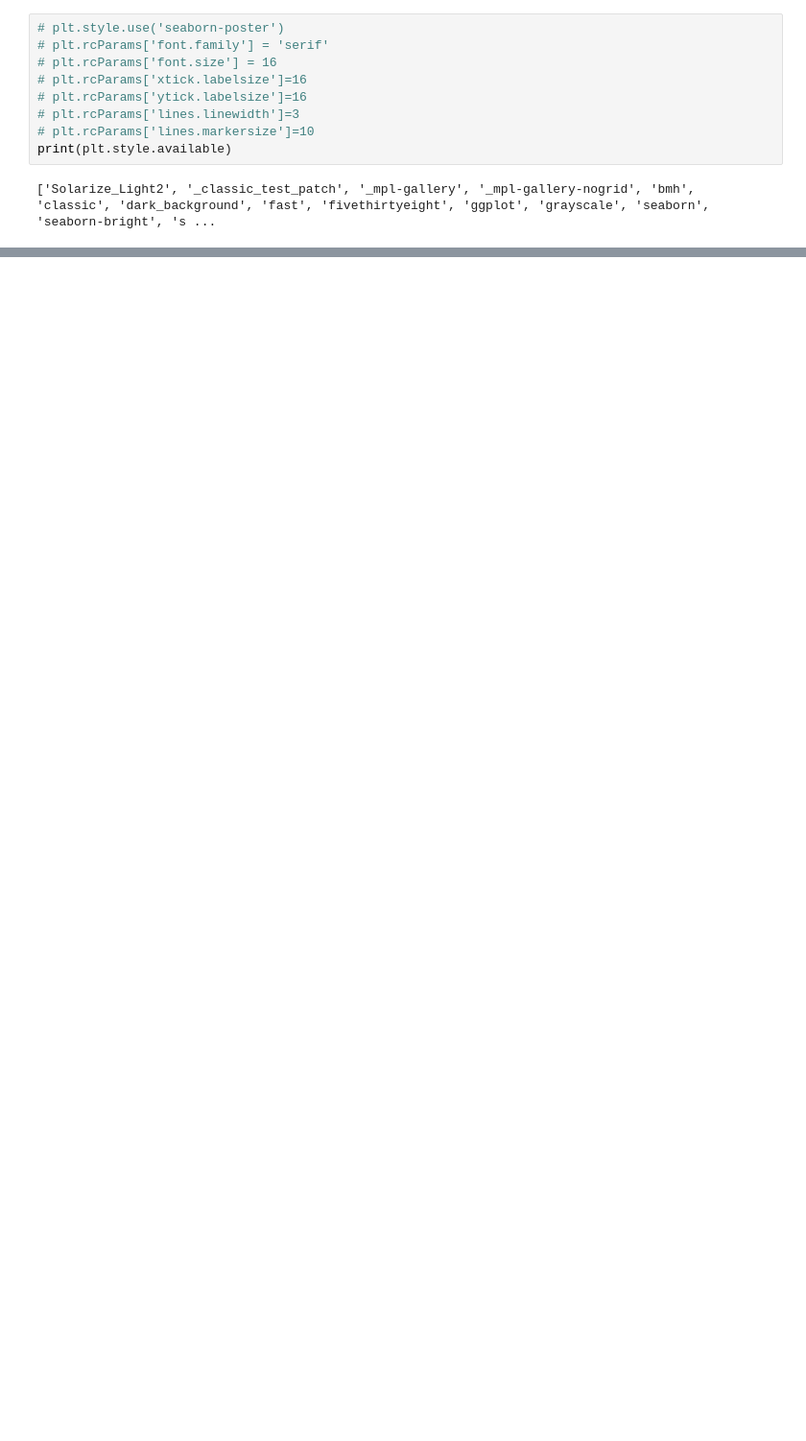
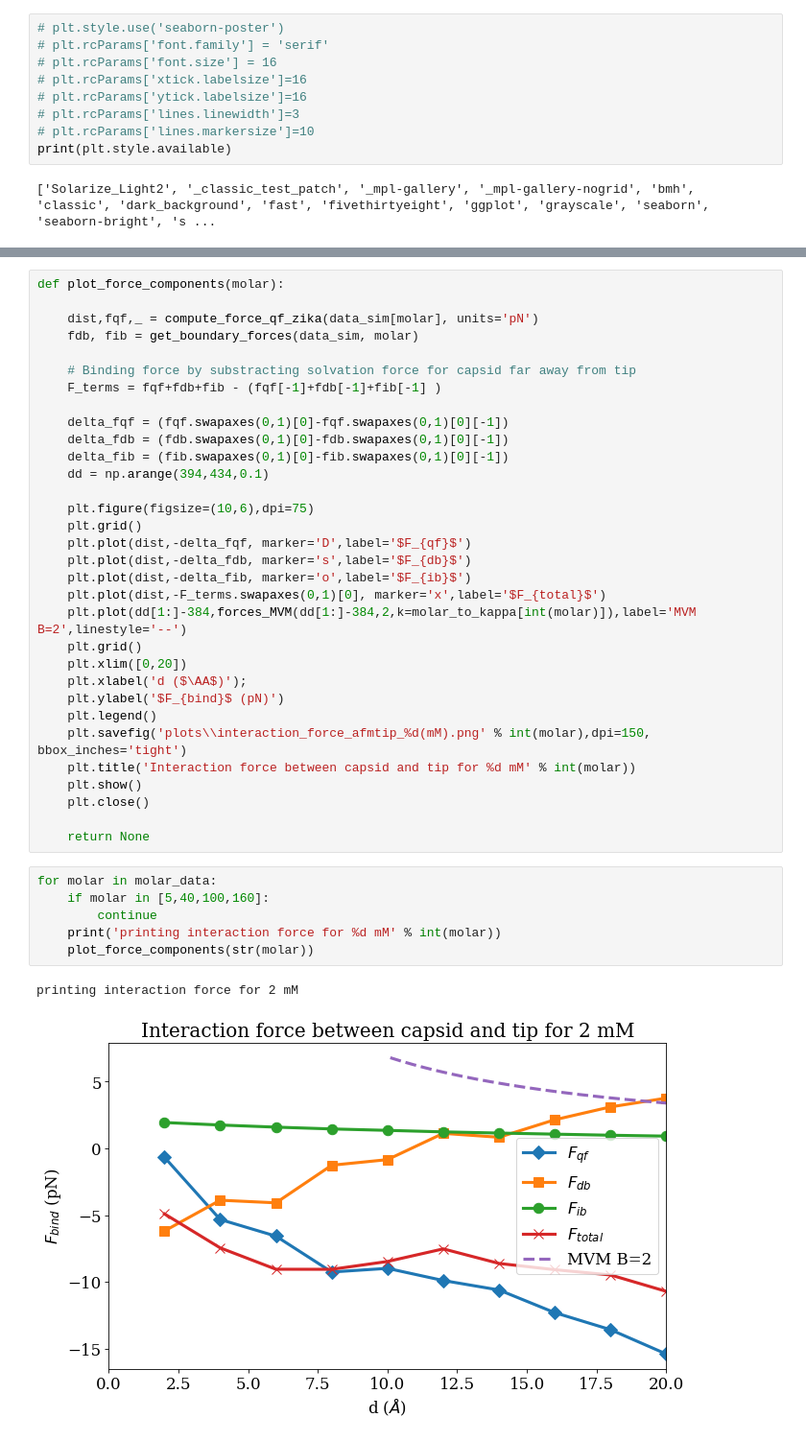
Before and after one commit to iaddison-smith/capsid_folds, a Jupyter notebook: Force_components_afmtip.ipynb, the cells around one changed output, grey strips where cells are left out. Shown at 96% size. Saved outputs shown, nothing was run; the diff lists cells and outputs as text; blank space fills up the shorter version.

Commit message:
Solving cases who have Bound file

```diff
--- a/Force_components_afmtip.ipynb
+++ b/Force_components_afmtip.ipynb
@@ -255,0 +266,41 @@ plt.close()
+# %%
+def plot_force_components(molar):
+
+    dist,fqf,_ = compute_force_qf_zika(data_sim[molar], units='pN')
+    fdb, fib = get_boundary_forces(data_sim, molar)
+
+    # Binding force by substracting solvation force for capsid far away from tip
+    F_terms = fqf+fdb+fib - (fqf[-1]+fdb[-1]+fib[-1] )
+
+    delta_fqf = (fqf.swapaxes(0,1)[0]-fqf.swapaxes(0,1)[0][-1])
+    delta_fdb = (fdb.swapaxes(0,1)[0]-fdb.swapaxes(0,1)[0][-1])
+    delta_fib = (fib.swapaxes(0,1)[0]-fib.swapaxes(0,1)[0][-1])
+    dd = np.arange(394,434,0.1)
+
+    plt.figure(figsize=(10,6),dpi=75)
+    plt.grid()
+    plt.plot(dist,-delta_fqf, marker='D',label='$F_{qf}$')
+    plt.plot(dist,-delta_fdb, marker='s',label='$F_{db}$')
+    plt.plot(dist,-delta_fib, marker='o',label='$F_{ib}$')
+    plt.plot(dist,-F_terms.swapaxes(0,1)[0], marker='x',label='$F_{total}$')
+    plt.plot(dd[1:]-384,forces_MVM(dd[1:]-384,2,k=molar_to_kappa[int(molar)]),label='MVM B=2',linestyle='--')
+    plt.grid()
+    plt.xlim([0,20])
+    plt.xlabel('d ($\AA$)');
+    plt.ylabel('$F_{bind}$ (pN)')
+    plt.legend()
+    plt.savefig('plots\\interaction_force_afmtip_%d(mM).png' % int(molar),dpi=150, bbox_inches='tight')
+    plt.title('Interaction force between capsid and tip for %d mM' % int(molar))
+    plt.show()
+    plt.close()
+
+    return None
+# %%
+for molar in molar_data:
+    if molar in [5,40,100,160]:
+        continue
+    print('printing interaction force for %d mM' % int(molar))
+    plot_force_components(str(molar))
+# %% [output]
+printing interaction force for 2 mM
+[figure, added]
```
Also changed, not shown: parts of 5 cells of this notebook, 18 other files.
